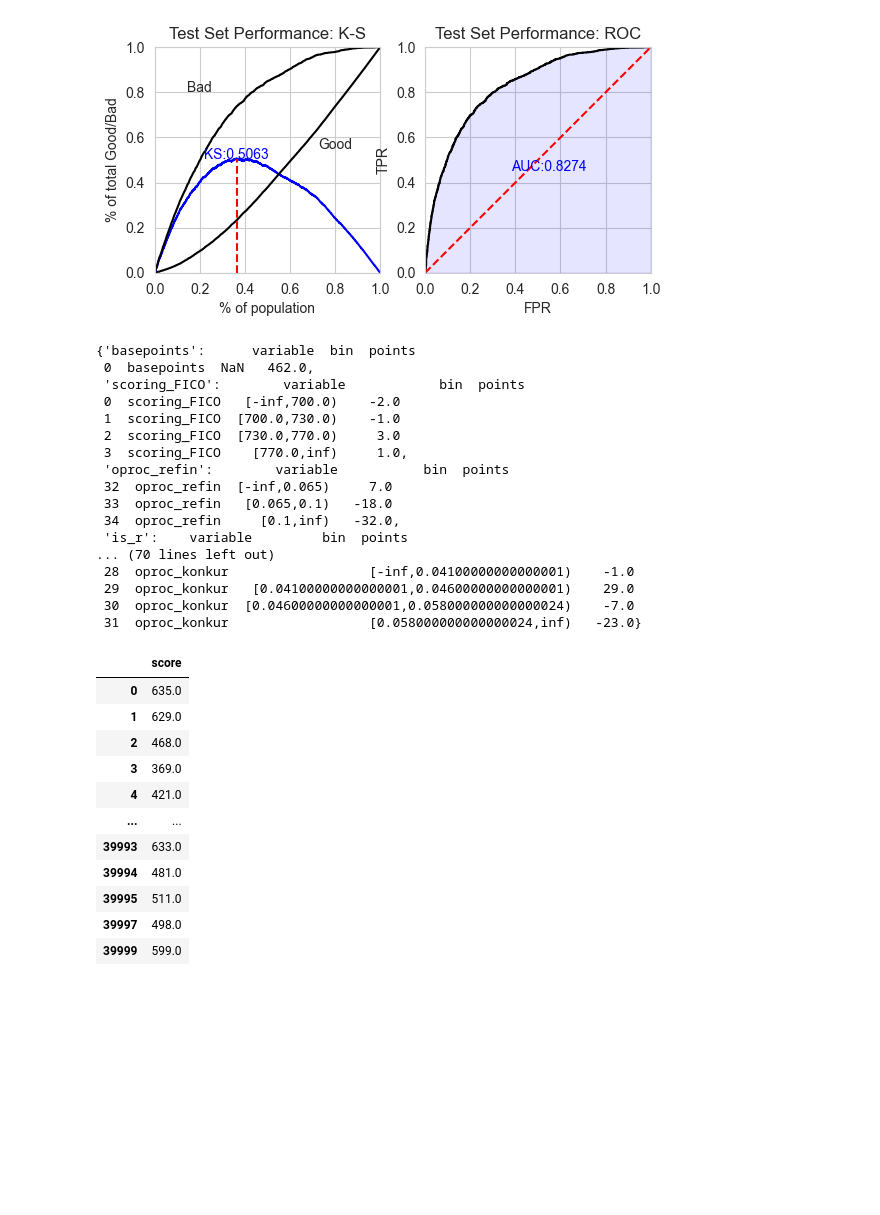
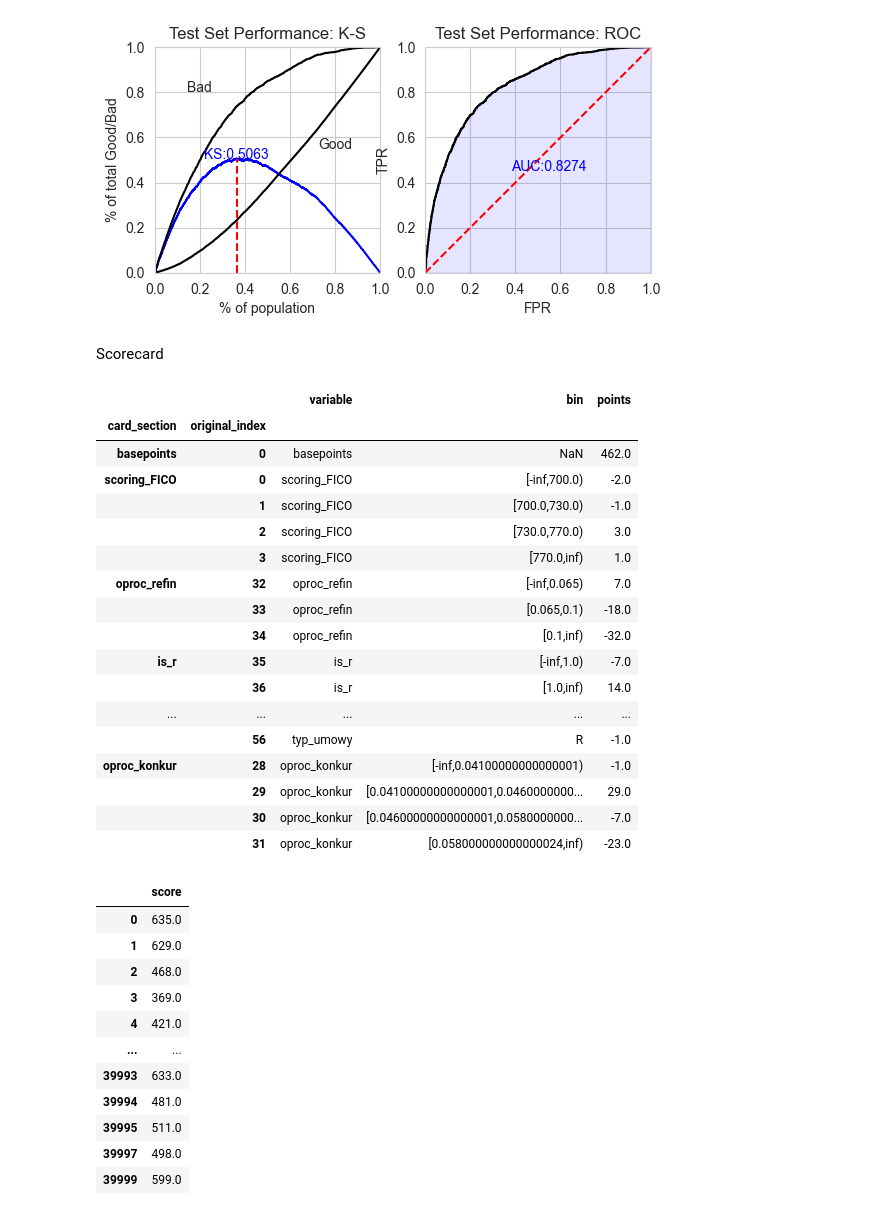
Before and after one commit to AdvancedPrognosis-GUT-DreamTeam/scoring-project, a Jupyter notebook: notebooks/notebook.ipynb, the cells around one changed output. Cells and saved outputs as stored; diff of their text form; code cells hidden in the pictures; blank space fills up the shorter version.

Commit message:
Scorecardzik przygotowany

```diff
--- a/notebooks/notebook.ipynb
+++ b/notebooks/notebook.ipynb
@@ -416,26 +416,32 @@ card = sc.scorecard(
     lr,
     X_train.columns,
 )
-
-card
-# %% [output]
-{'basepoints':      variable  bin  points
- 0  basepoints  NaN   462.0,
- 'scoring_FICO':        variable            bin  points
- 0  scoring_FICO   [-inf,700.0)    -2.0
- 1  scoring_FICO  [700.0,730.0)    -1.0
- 2  scoring_FICO  [730.0,770.0)     3.0
- 3  scoring_FICO    [770.0,inf)     1.0,
- 'oproc_refin':        variable           bin  points
- 32  oproc_refin  [-inf,0.065)     7.0
- 33  oproc_refin   [0.065,0.1)   -18.0
- 34  oproc_refin     [0.1,inf)   -32.0,
- 'is_r':    variable         bin  points
-... (70 lines left out)
- 28  oproc_konkur                  [-inf,0.04100000000000001)    -1.0
- 29  oproc_konkur   [0.04100000000000001,0.04600000000000001)    29.0
- 30  oproc_konkur  [0.04600000000000001,0.058000000000000024)    -7.0
- 31  oproc_konkur                  [0.058000000000000024,inf)   -23.0}
+# %% [markdown]
+Scorecard
+# %%
+card_df = pd.concat(card)
+
+card_df.index.names = ["card_section", "original_index"]
+card_df
+# %% [output]
+|  |  | variable | bin | points |
+| card_section | original_index |  |  |  |
+| basepoints | 0 | basepoints | NaN | 462.0 |
+| scoring_FICO | 0 | scoring_FICO | [-inf,700.0) | -2.0 |
+|  | 1 | scoring_FICO | [700.0,730.0) | -1.0 |
+|  | 2 | scoring_FICO | [730.0,770.0) | 3.0 |
+|  | 3 | scoring_FICO | [770.0,inf) | 1.0 |
+| oproc_refin | 32 | oproc_refin | [-inf,0.065) | 7.0 |
+|  | 33 | oproc_refin | [0.065,0.1) | -18.0 |
+|  | 34 | oproc_refin | [0.1,inf) | -32.0 |
+| is_r | 35 | is_r | [-inf,1.0) | -7.0 |
+|  | 36 | is_r | [1.0,inf) | 14.0 |
+| ... | ... | ... | ... | ... |
+|  | 56 | typ_umowy | R | -1.0 |
+| oproc_konkur | 28 | oproc_konkur | [-inf,0.04100000000000001) | -1.0 |
+|  | 29 | oproc_konkur | [0.04100000000000001,0.0460000000... | 29.0 |
+|  | 30 | oproc_konkur | [0.04600000000000001,0.0580000000... | -7.0 |
+|  | 31 | oproc_konkur | [0.058000000000000024,inf) | -23.0 |
 # %%
 train_score = sc.scorecard_ply(
     train,
```
